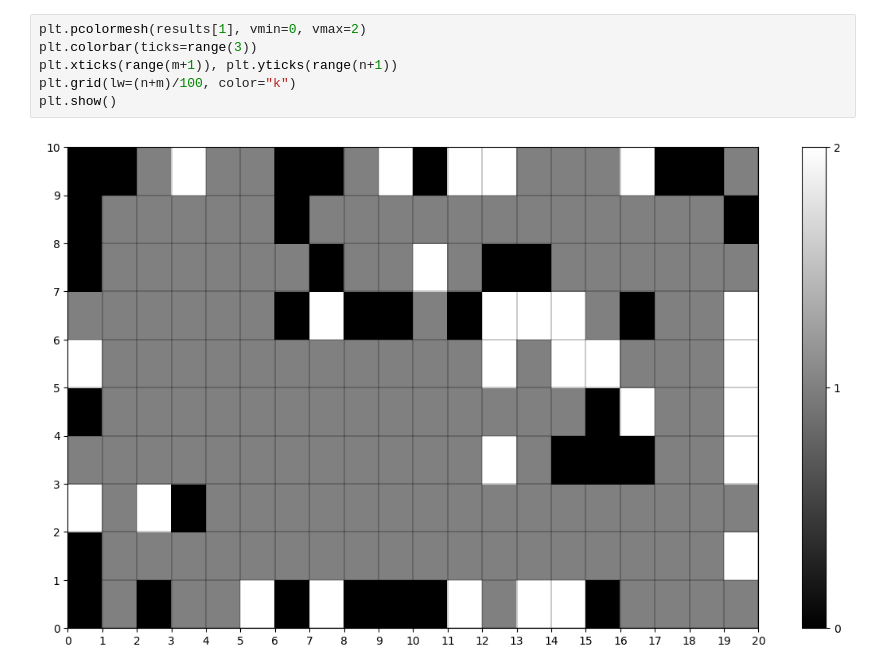
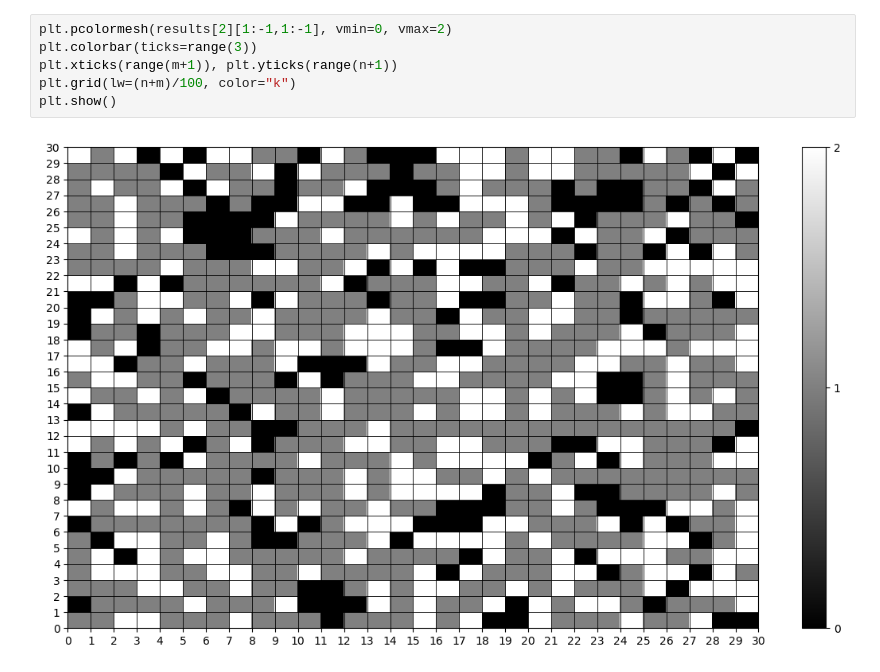
Before and after one commit to SunAndClouds/ComplexSystems, a Jupyter notebook: Lab2.ipynb, the cells around one changed output. Cells and saved outputs as stored; diff of their text form.

```diff
--- a/Lab2.ipynb
+++ b/Lab2.ipynb
@@ -57,10 +84,10 @@ for t in tqdm(range(T)):
 # %%
-plt.pcolormesh(results[1], vmin=0, vmax=2)
+plt.pcolormesh(results[2][1:-1,1:-1], vmin=0, vmax=2)
 plt.colorbar(ticks=range(3))
 plt.xticks(range(m+1)), plt.yticks(range(n+1))
 plt.grid(lw=(n+m)/100, color="k")
 plt.show()
 # %% [output]
-[figure, old version]
+[figure, new version]
 # %%
 def update_plot(i, im, results):
```
Also changed, not shown: parts of 3 cells of this notebook, 1 other file.
